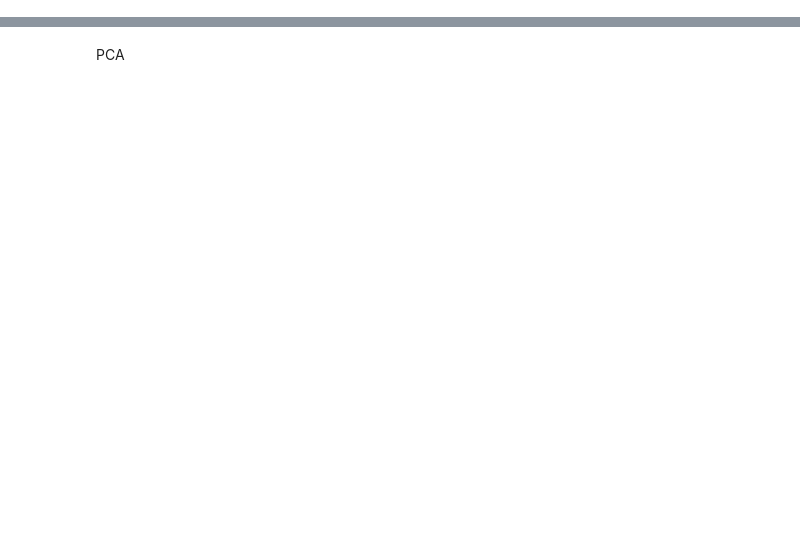
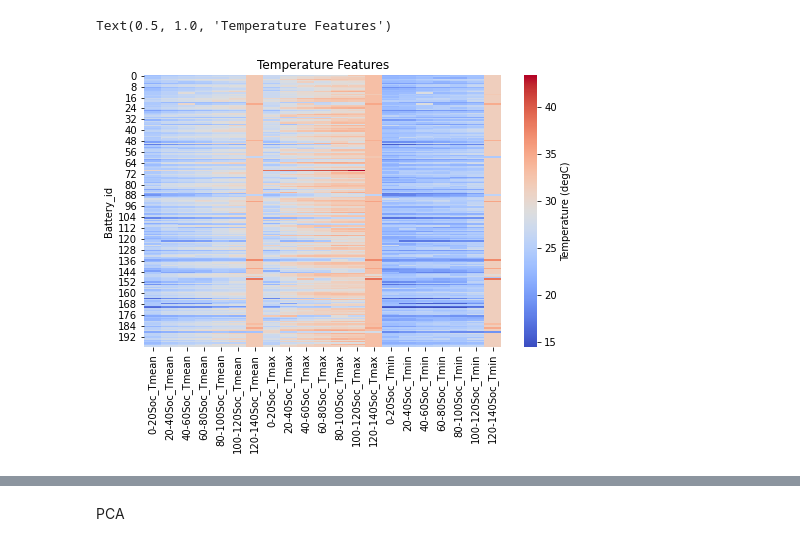
Before and after one commit to EliasGaliounas/BatteryDevBBoxx, a Jupyter notebook: notebooks/Feature_extraction.ipynb, the cells around one changed output, grey strips where cells are left out. Saved outputs shown, nothing was run; the diff lists cells and outputs as text; code cells hidden in the pictures; blank space fills up the shorter version.

```diff
--- a/notebooks/Feature_extraction.ipynb
+++ b/notebooks/Feature_extraction.ipynb
@@ -131,0 +131,8 @@ array([[26.76267806, 23.31843305, 24.06227601, ..., 31.3494425 ,
+# %%
+f, ax = plt.subplots(figsize=(8,5))
+ax = sns.heatmap(df_temp_features, annot=False, cmap='coolwarm',cbar_kws={'label': 'Temperature (degC)'})
+ax.set_ylabel('Battery_id')
+plt.title('Temperature Features')
+# %% [output]
+Text(0.5, 1.0, 'Temperature Features')
+[figure, added]
```
Also changed, not shown: parts of 68 cells of this notebook, 20 other files.
